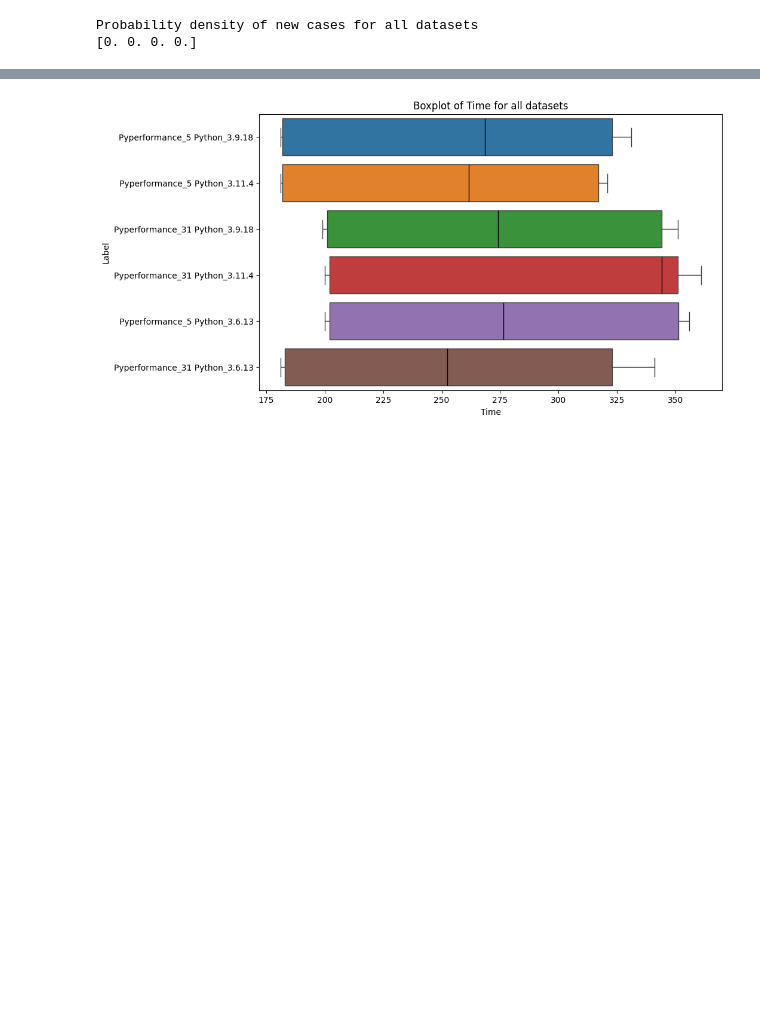
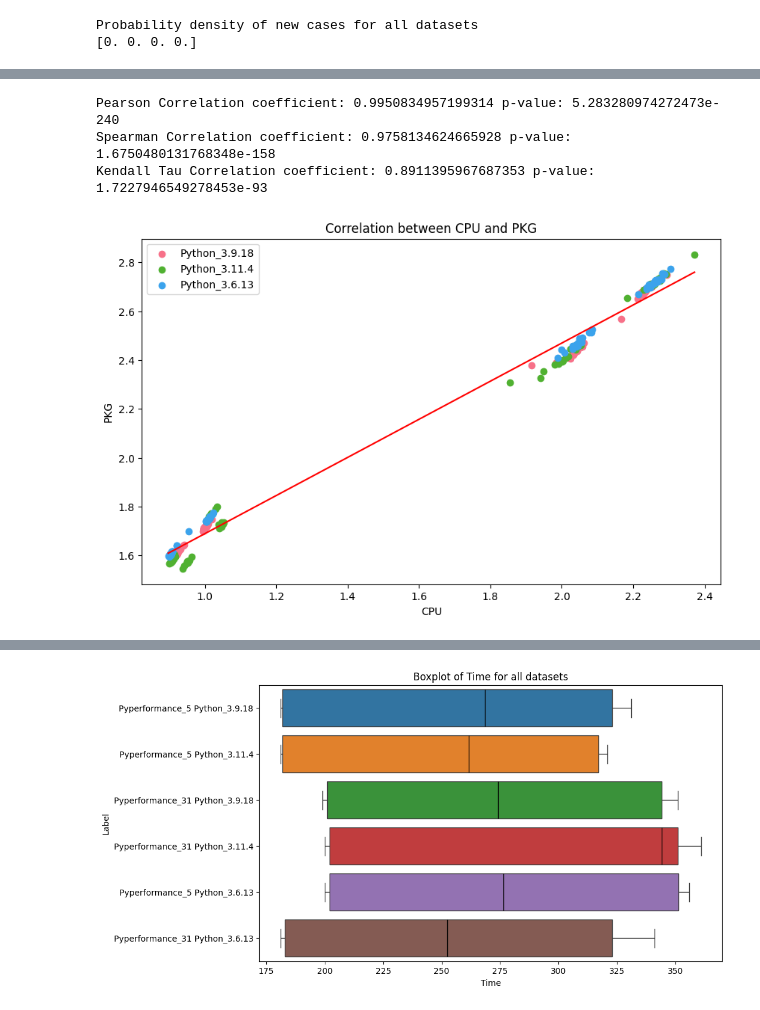
Before and after one commit to JoseBambora/ProjetoEES, a Jupyter notebook: Parte1/Aula1_eng.ipynb, the cells around one changed output, grey strips where cells are left out. Drawn from its saved outputs; the diff is of its cells as text; code cells hidden in the pictures; blank space fills up the shorter version.

```diff
--- a/Parte1/Aula1_eng.ipynb
+++ b/Parte1/Aula1_eng.ipynb
@@ -182,0 +186,8 @@ Kendall Tau Correlation coefficient: 0.8911395967687353 p-value: 1.7227946549278
+# %%
+
+plot_correlation_with_label(data, 'Language')
+# %% [output]
+Pearson Correlation coefficient: 0.9950834957199314 p-value: 5.283280974272473e-240
+Spearman Correlation coefficient: 0.9758134624665928 p-value: 1.6750480131768348e-158
+Kendall Tau Correlation coefficient: 0.8911395967687353 p-value: 1.7227946549278453e-93
+[figure, added]
```
Also changed, not shown: parts of 5 cells of this notebook.
